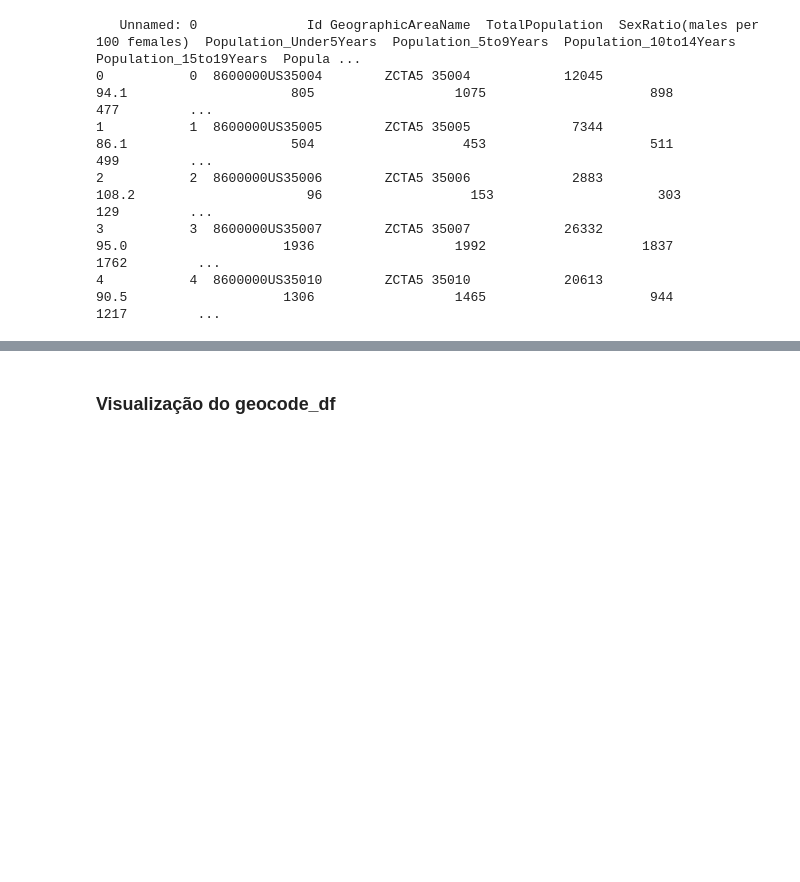
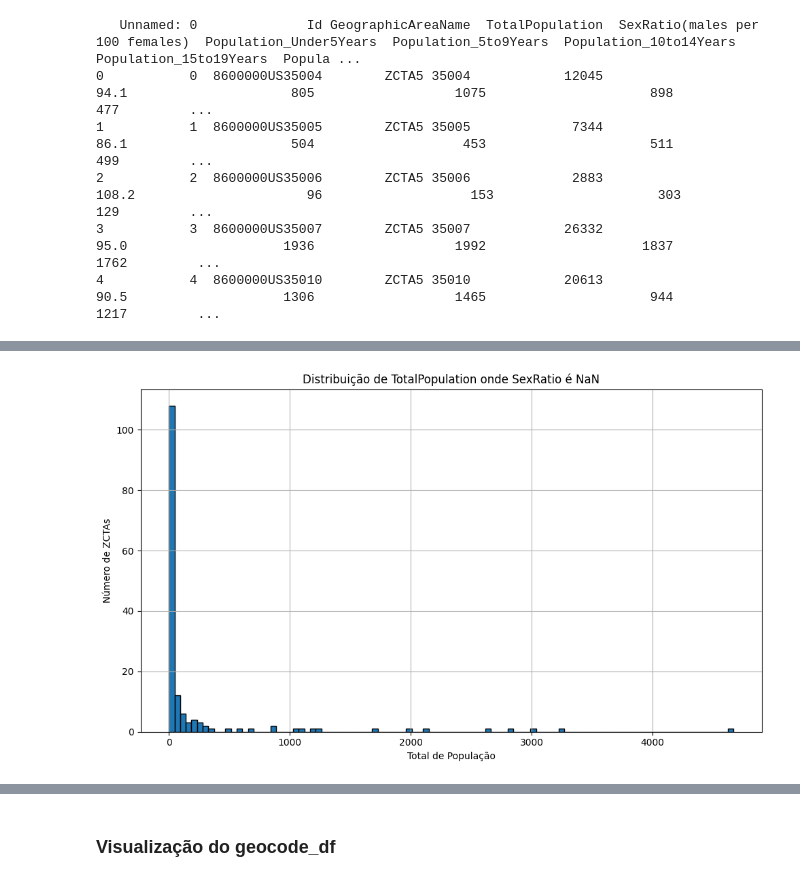
Before and after one commit to grmonteiroh/elo-group, a Jupyter notebook: consultoria laboratorio/notebooks/sanity_check.ipynb, the cells around one changed output, grey strips where cells are left out. Saved outputs shown, nothing was run; the diff lists cells and outputs as text; code cells hidden in the pictures; blank space fills up the shorter version.

```diff
--- a/consultoria laboratorio/notebooks/sanity_check.ipynb
+++ b/consultoria laboratorio/notebooks/sanity_check.ipynb
@@ -122,0 +289,4 @@ Nota-se que a maioria das colunas da base é numérica, com características rel
+# %%
+filtered_sexratio_nan = demographic_df[(demographic_df["TotalPopulation"] != 0) & (demographic_df["SexRatio(males per 100 females)"].isnull())]
+
+print(filtered_sexratio_nan)
@@ -122,0 +308,11 @@ Nota-se que a maioria das colunas da base é numérica, com características rel
+# %%
+plt.figure(figsize=(10, 6))
+plt.hist(filtered_sexratio_nan["TotalPopulation"], bins=100, edgecolor='black')
+plt.title("Distribuição de TotalPopulation onde SexRatio é NaN")
+plt.xlabel("Total de População")
+plt.ylabel("Número de ZCTAs")
+plt.grid(True)
+plt.tight_layout()
+plt.show()
+# %% [output]
+[figure, added]
```
Also changed, not shown: parts of 30 cells of this notebook.
